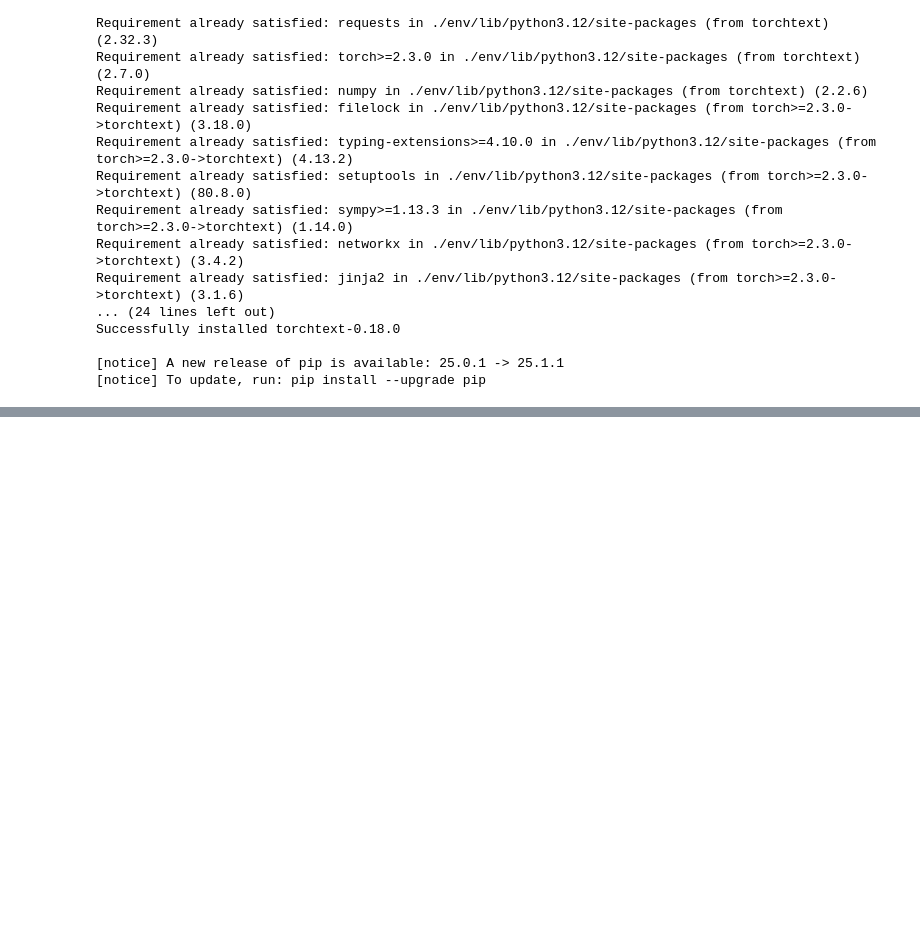
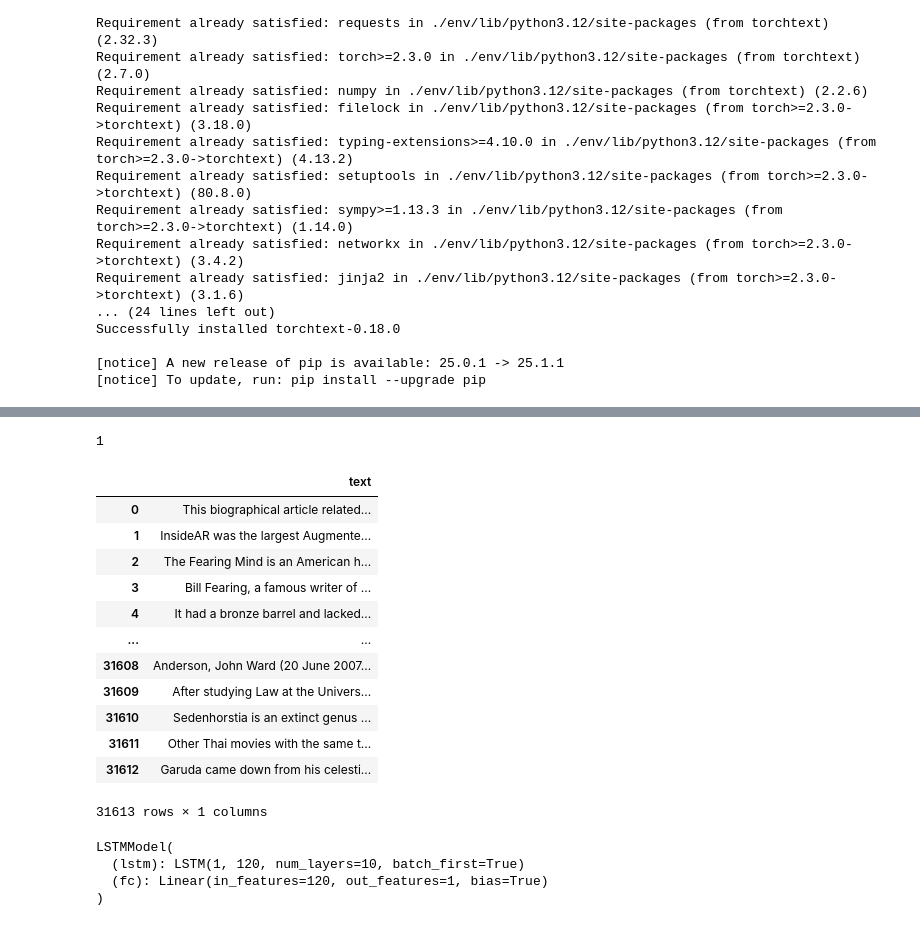
Before and after one commit to PR7175Z/NLP_Practice, a Jupyter notebook: languagemodeling/model.ipynb, the cells around one changed output, grey strips where cells are left out. Cells and saved outputs as stored; diff of their text form; code cells hidden in the pictures; blank space fills up the shorter version.

Commit message:
Created model

```diff
--- a/languagemodeling/model.ipynb
+++ b/languagemodeling/model.ipynb
@@ -94,0 +128,34 @@ OSError: /run/media/aadimprajapati/New Volume/fnclick/python/nlp/languagemodelin
+# %%
+def yield_tokens(data_iter):
+    for text in data_iter:
+        yield tokenizer(text)
+
+vocab = build_vocab_from_iterator(yield_tokens(sample_data), specials=["<unk>"])
+print(vocab["hello"])
+# %% [output]
+1
+# %%
+with open('data/paragraphs.txt') as f:
+    para = f.read()
+
+paragraphs = [x for x in para.split('\n')]
+# %%
+df = pd.DataFrame({
+    'text' : paragraphs
+})
+# %%
+df
+# %% [output]
+|  | text |
+| 0 | This biographical article related... |
+| 1 | InsideAR was the largest Augmente... |
+| 2 | The Fearing Mind is an American h... |
+| 3 | Bill Fearing, a famous writer of ... |
+| 4 | It had a bronze barrel and lacked... |
+| ... | ... |
+| 31608 | Anderson, John Ward (20 June 2007... |
+| 31609 | After studying Law at the Univers... |
+| 31610 | Sedenhorstia is an extinct genus ... |
+| 31611 | Other Thai movies with the same t... |
+| 31612 | Garuda came down from his celesti... |
+31613 rows × 1 columns
@@ -94,0 +201,7 @@ OSError: /run/media/aadimprajapati/New Volume/fnclick/python/nlp/languagemodelin
+# %%
+model.train()
+# %% [output]
+LSTMModel(
+  (lstm): LSTM(1, 120, num_layers=10, batch_first=True)
+  (fc): Linear(in_features=120, out_features=1, bias=True)
+)
```
Also changed, not shown: parts of 18 cells of this notebook.
